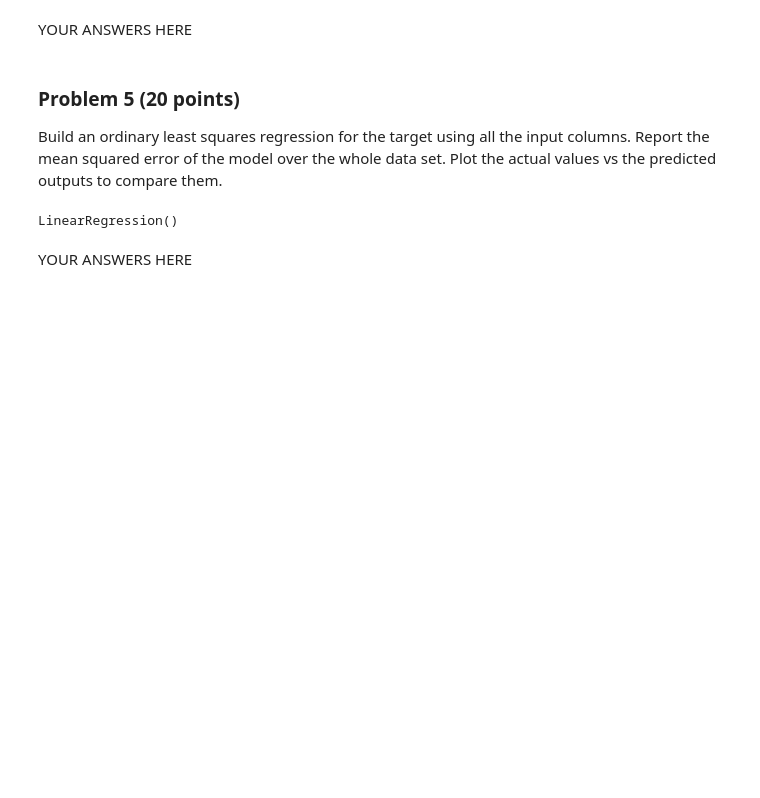
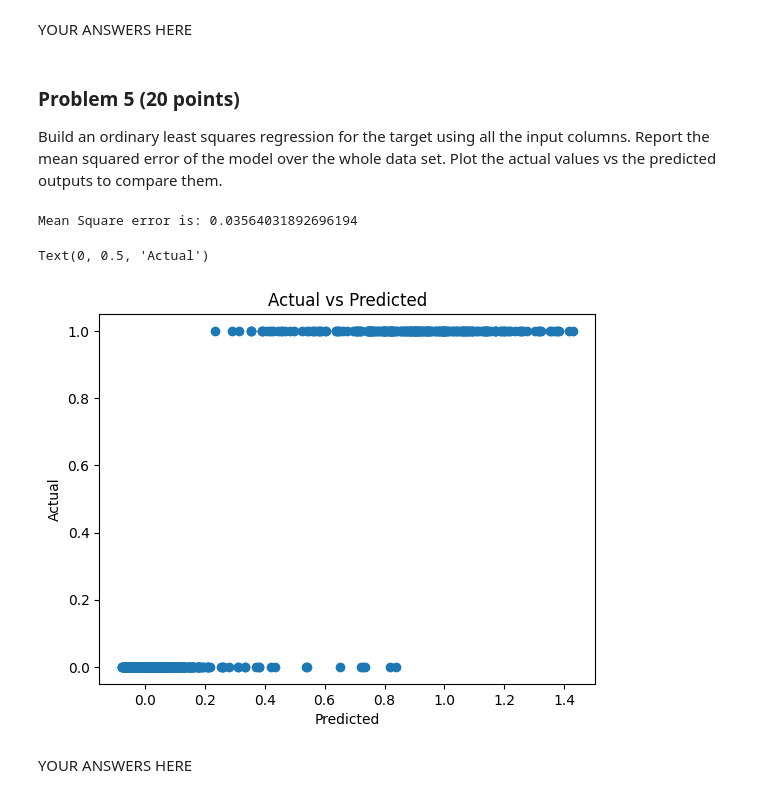
Before and after one commit to AL-Holmes/dx601-final-project, a Jupyter notebook: project.ipynb, the cells around one changed output. Saved outputs shown, nothing was run; the diff lists cells and outputs as text; code cells hidden in the pictures; blank space fills up the shorter version.

```diff
--- a/project.ipynb
+++ b/project.ipynb
@@ -172,13 +179,32 @@ YOUR ANSWERS HERE
 Build an ordinary least squares regression for the target using all the input columns.
 Report the mean squared error of the model over the whole data set.
 Plot the actual values vs the predicted outputs to compare them.
-# %%
-# YOUR CODE HERE
-model = sklearn.linear_model.LinearRegression()
-model.fit(cancer_inputs,cancer_target)
-model
-# %% [output]
-LinearRegression()
+# %%
+# YOUR CODE HERE
+def mean_squared_error(target, actual):
+    error = target - actual
+    error_squared = error * error
+    return np.mean(error_squared)
+
+# Model for all inputs
+model = sklearn.linear_model.LinearRegression()
+model.fit(cancer_inputs,cancer_target)
+predicted = model.predict(cancer_inputs)
+
+# Mean square error
+mse = mean_squared_error(predicted,cancer_target)
+
+print(f'Mean Square error is: {mse}')
+
+
+plt.scatter(predicted,cancer_target)
+plt.title("Actual vs Predicted")
+plt.xlabel("Predicted")
+plt.ylabel("Actual")
+# %% [output]
+Mean Square error is: 0.03564031892696194
+Text(0, 0.5, 'Actual')
+[figure, added]
 # %% [markdown]
 YOUR ANSWERS HERE
 # %% [markdown]
```
Also changed, not shown: parts of 3 cells of this notebook.
